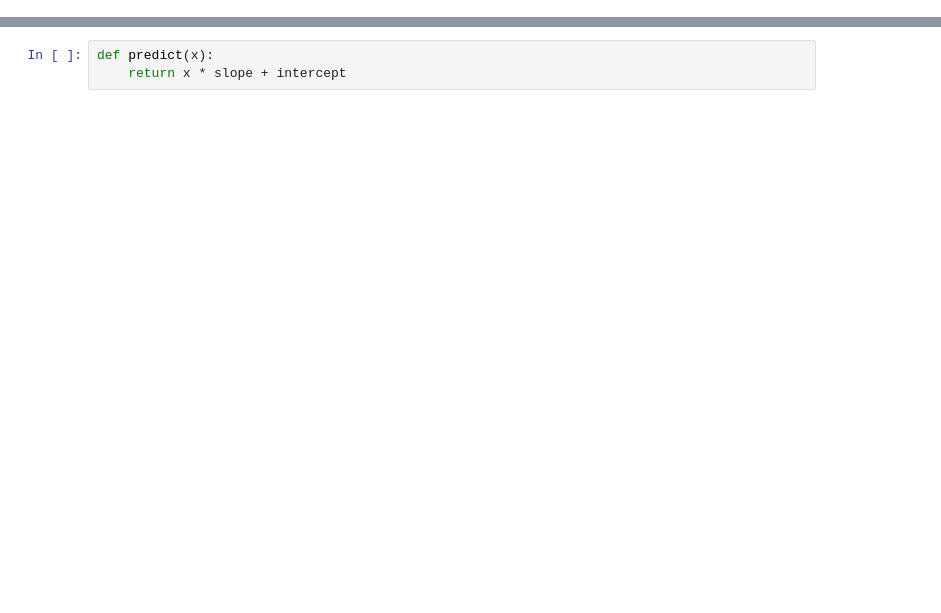
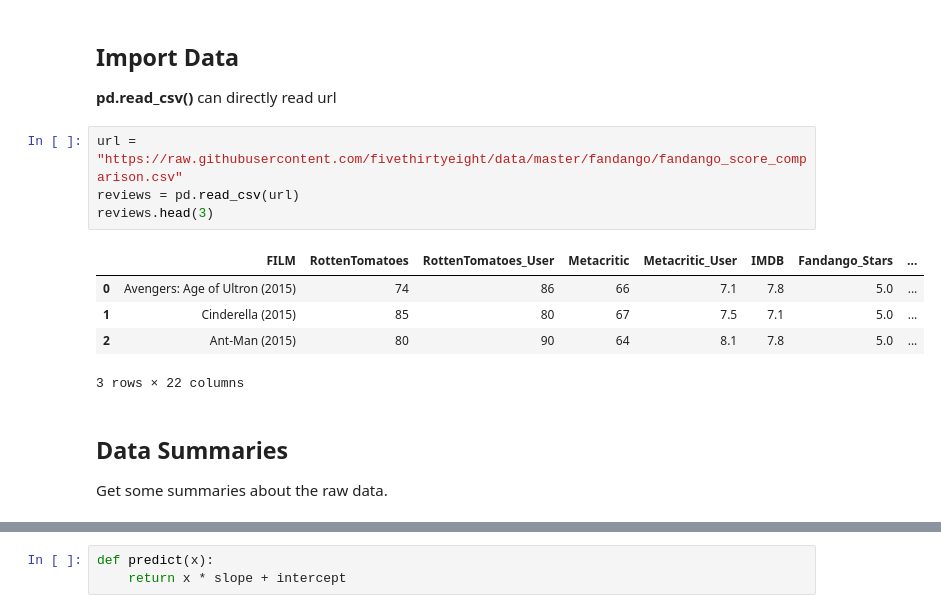
Before and after one commit to xuwenyihust/Movie-Reviews-Analysis, a Jupyter notebook: movie_reviews_analysis.ipynb, the cells around one changed output, grey strips where cells are left out. Drawn from its saved outputs; the diff is of its cells as text; blank space fills up the shorter version.

```diff
--- a/movie_reviews_analysis.ipynb
+++ b/movie_reviews_analysis.ipynb
@@ -116,0 +15,18 @@ print(x)
+# %% [markdown]
+## Import Data
+
+**pd.read_csv()** can directly read url
+# %%
+url = "https://raw.githubusercontent.com/fivethirtyeight/data/master/fandango/fandango_score_comparison.csv"
+reviews = pd.read_csv(url)
+reviews.head(3)
+# %% [output]
+|  | FILM | RottenTomatoes | RottenTomatoes_User | Metacritic | Metacritic_User | IMDB | Fandango_Stars | ... |
+| 0 | Avengers: Age of Ultron (2015) | 74 | 86 | 66 | 7.1 | 7.8 | 5.0 | ... |
+| 1 | Cinderella (2015) | 85 | 80 | 67 | 7.5 | 7.1 | 5.0 | ... |
+| 2 | Ant-Man (2015) | 80 | 90 | 64 | 8.1 | 7.8 | 5.0 | ... |
+3 rows × 22 columns
+# %% [markdown]
+## Data Summaries
+
+Get some summaries about the raw data.
```
Also changed, not shown: parts of 39 cells of this notebook, 1 other file.
